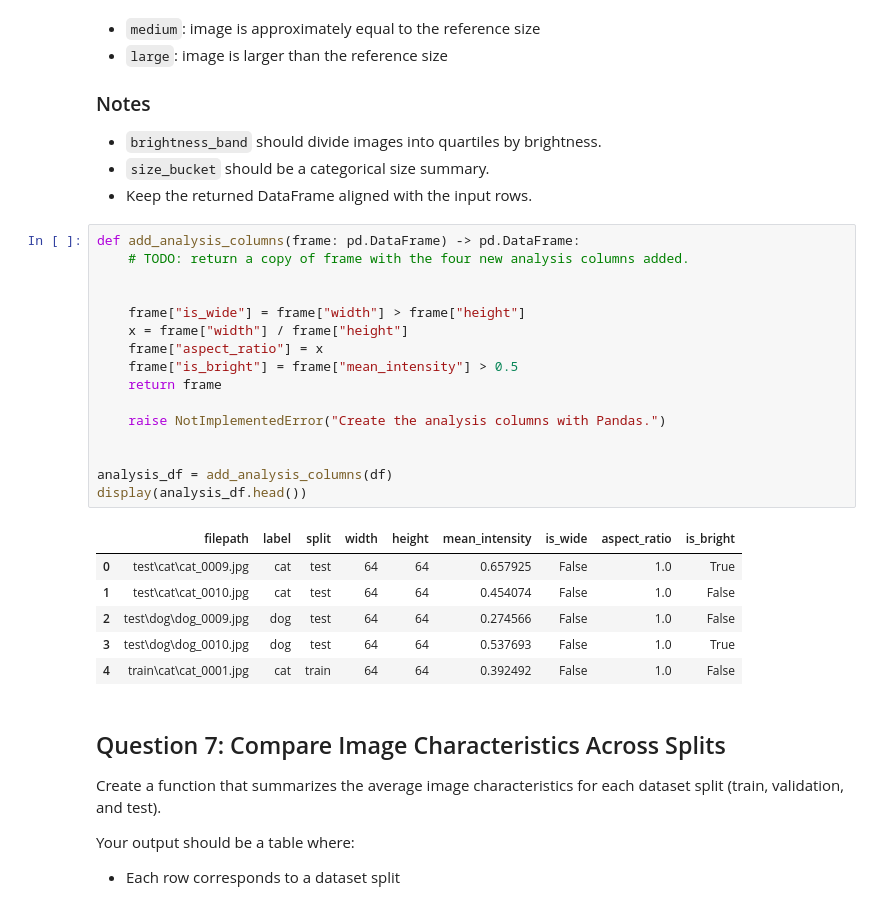
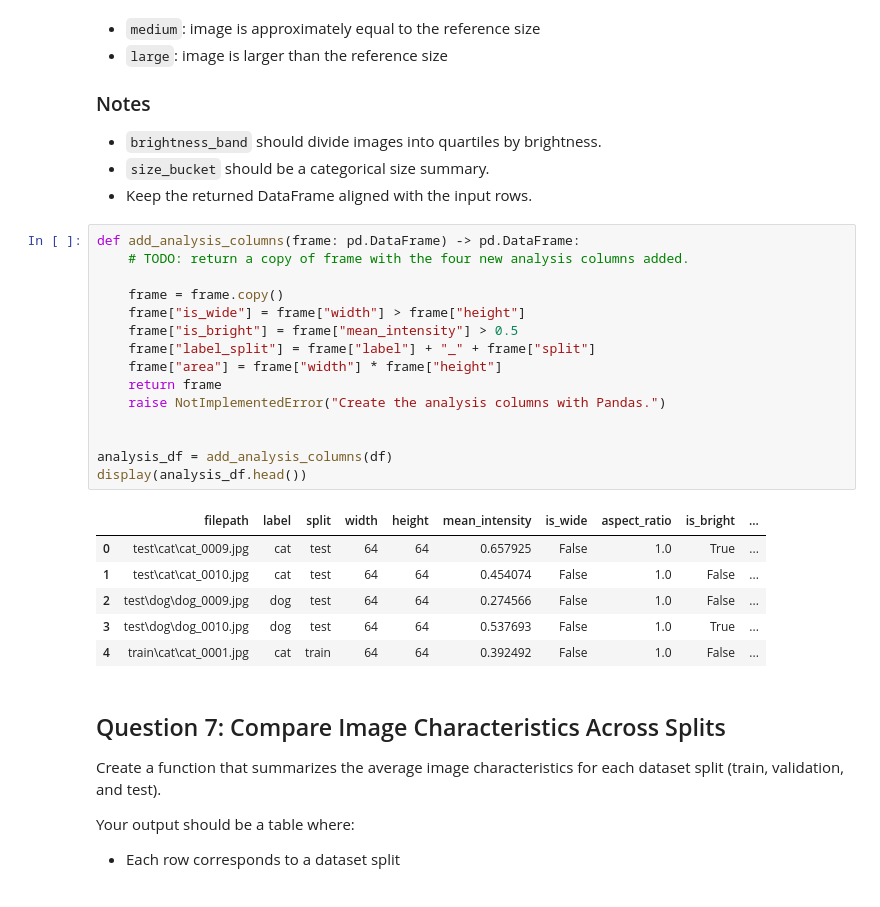
Before and after one commit to vgu-dsai-2026/lab-2-pandas-104240080DA-1, a Jupyter notebook: notebook.ipynb, the cells around one changed output. Drawn from its saved outputs; the diff is of its cells as text.

```diff
--- a/notebook.ipynb
+++ b/notebook.ipynb
@@ -429,26 +419,25 @@ Define three categories:
 # %%
 def add_analysis_columns(frame: pd.DataFrame) -> pd.DataFrame:
     # TODO: return a copy of frame with the four new analysis columns added.
 
-
+    frame = frame.copy()
     frame["is_wide"] = frame["width"] > frame["height"]
-    x = frame["width"] / frame["height"]
-    frame["aspect_ratio"] = x
     frame["is_bright"] = frame["mean_intensity"] > 0.5
+    frame["label_split"] = frame["label"] + "_" + frame["split"]
+    frame["area"] = frame["width"] * frame["height"]
     return frame
-
     raise NotImplementedError("Create the analysis columns with Pandas.")
 
 
 analysis_df = add_analysis_columns(df)
 display(analysis_df.head())
 # %% [output]
-|  | filepath | label | split | width | height | mean_intensity | is_wide | aspect_ratio | is_bright |
-| 0 | test\cat\cat_0009.jpg | cat | test | 64 | 64 | 0.657925 | False | 1.0 | True |
-| 1 | test\cat\cat_0010.jpg | cat | test | 64 | 64 | 0.454074 | False | 1.0 | False |
-| 2 | test\dog\dog_0009.jpg | dog | test | 64 | 64 | 0.274566 | False | 1.0 | False |
-| 3 | test\dog\dog_0010.jpg | dog | test | 64 | 64 | 0.537693 | False | 1.0 | True |
-| 4 | train\cat\cat_0001.jpg | cat | train | 64 | 64 | 0.392492 | False | 1.0 | False |
+|  | filepath | label | split | width | height | mean_intensity | is_wide | aspect_ratio | is_bright | ... |
+| 0 | test\cat\cat_0009.jpg | cat | test | 64 | 64 | 0.657925 | False | 1.0 | True | ... |
+| 1 | test\cat\cat_0010.jpg | cat | test | 64 | 64 | 0.454074 | False | 1.0 | False | ... |
+| 2 | test\dog\dog_0009.jpg | dog | test | 64 | 64 | 0.274566 | False | 1.0 | False | ... |
+| 3 | test\dog\dog_0010.jpg | dog | test | 64 | 64 | 0.537693 | False | 1.0 | True | ... |
+| 4 | train\cat\cat_0001.jpg | cat | train | 64 | 64 | 0.392492 | False | 1.0 | False | ... |
 # %% [markdown]
 ## Question 7: Compare Image Characteristics Across Splits
 
```
Also changed, not shown: parts of 4 cells of this notebook.
